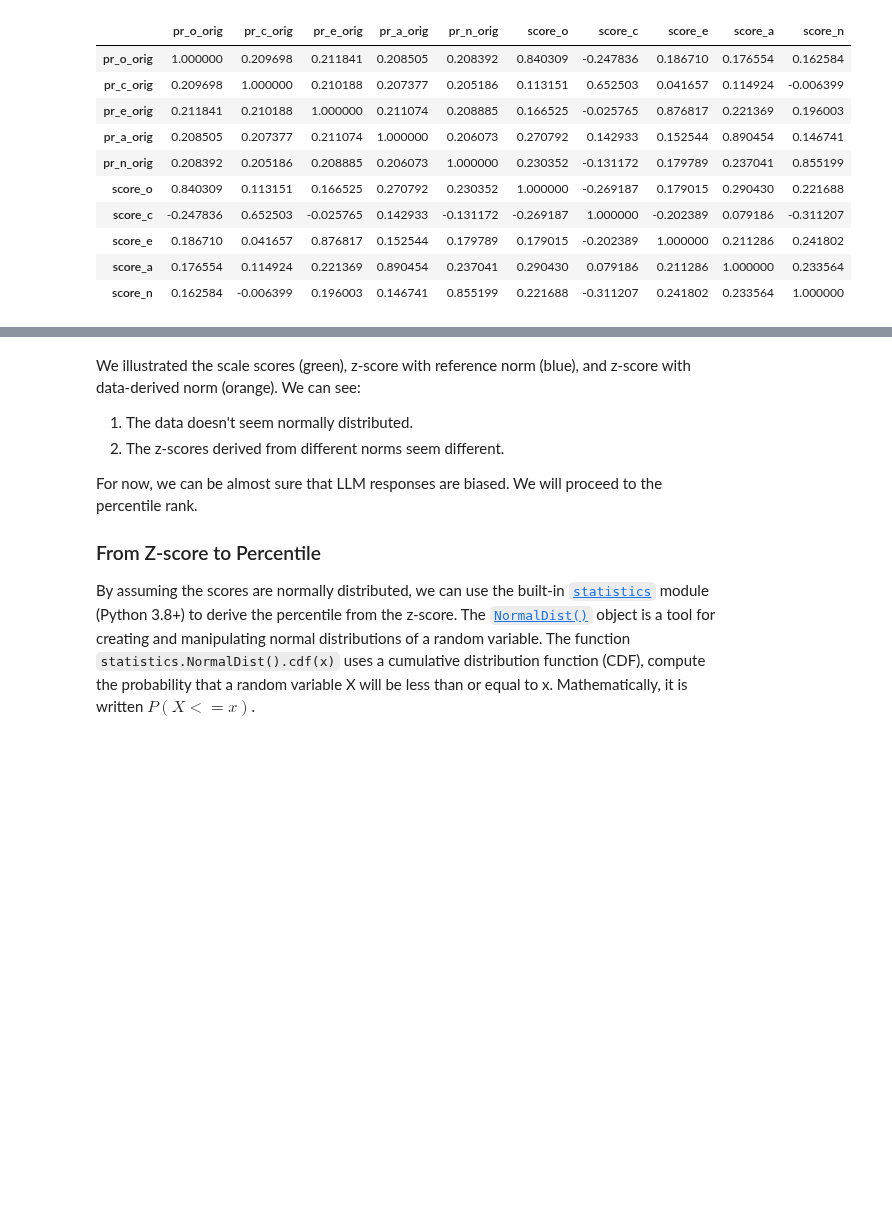
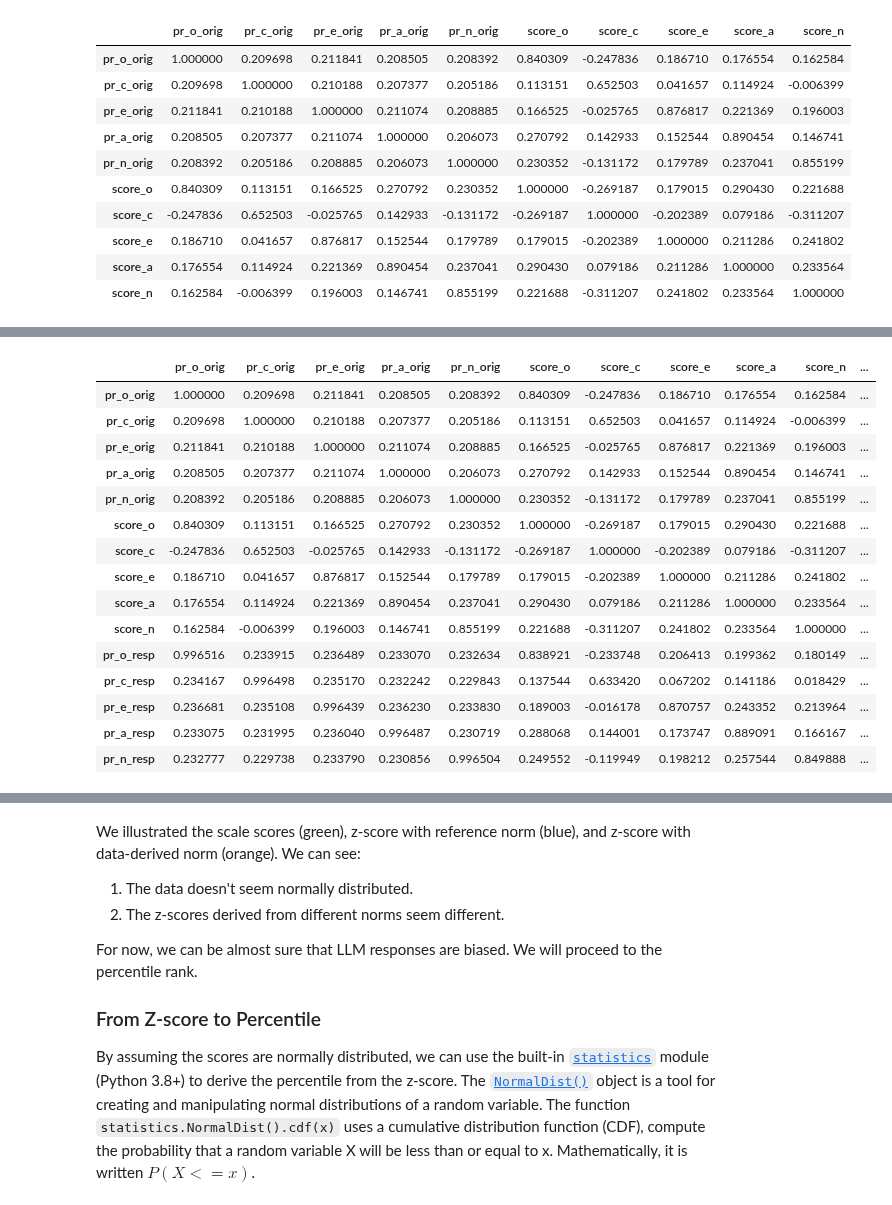
Before and after one commit to tingsyo/ai-subject, a Jupyter notebook: likert_questionnaire/reports/03_Evaluating_the_Big-Five_Loop.ipynb, the cells around one changed output, grey strips where cells are left out. Saved outputs shown, nothing was run; the diff lists cells and outputs as text; code cells hidden in the pictures; blank space fills up the shorter version.

```diff
--- a/likert_questionnaire/reports/03_Evaluating_the_Big-Five_Loop.ipynb
+++ b/likert_questionnaire/reports/03_Evaluating_the_Big-Five_Loop.ipynb
@@ -409,0 +523,19 @@ We can also derive the mean and standard deviation from the 1,516 responses.
+# %%
+df_results.corr()
+# %% [output]
+|  | pr_o_orig | pr_c_orig | pr_e_orig | pr_a_orig | pr_n_orig | score_o | score_c | score_e | score_a | score_n | ... |
+| pr_o_orig | 1.000000 | 0.209698 | 0.211841 | 0.208505 | 0.208392 | 0.840309 | -0.247836 | 0.186710 | 0.176554 | 0.162584 | ... |
+| pr_c_orig | 0.209698 | 1.000000 | 0.210188 | 0.207377 | 0.205186 | 0.113151 | 0.652503 | 0.041657 | 0.114924 | -0.006399 | ... |
+| pr_e_orig | 0.211841 | 0.210188 | 1.000000 | 0.211074 | 0.208885 | 0.166525 | -0.025765 | 0.876817 | 0.221369 | 0.196003 | ... |
+| pr_a_orig | 0.208505 | 0.207377 | 0.211074 | 1.000000 | 0.206073 | 0.270792 | 0.142933 | 0.152544 | 0.890454 | 0.146741 | ... |
+| pr_n_orig | 0.208392 | 0.205186 | 0.208885 | 0.206073 | 1.000000 | 0.230352 | -0.131172 | 0.179789 | 0.237041 | 0.855199 | ... |
+| score_o | 0.840309 | 0.113151 | 0.166525 | 0.270792 | 0.230352 | 1.000000 | -0.269187 | 0.179015 | 0.290430 | 0.221688 | ... |
+| score_c | -0.247836 | 0.652503 | -0.025765 | 0.142933 | -0.131172 | -0.269187 | 1.000000 | -0.202389 | 0.079186 | -0.311207 | ... |
+| score_e | 0.186710 | 0.041657 | 0.876817 | 0.152544 | 0.179789 | 0.179015 | -0.202389 | 1.000000 | 0.211286 | 0.241802 | ... |
+| score_a | 0.176554 | 0.114924 | 0.221369 | 0.890454 | 0.237041 | 0.290430 | 0.079186 | 0.211286 | 1.000000 | 0.233564 | ... |
+| score_n | 0.162584 | -0.006399 | 0.196003 | 0.146741 | 0.855199 | 0.221688 | -0.311207 | 0.241802 | 0.233564 | 1.000000 | ... |
+| pr_o_resp | 0.996516 | 0.233915 | 0.236489 | 0.233070 | 0.232634 | 0.838921 | -0.233748 | 0.206413 | 0.199362 | 0.180149 | ... |
+| pr_c_resp | 0.234167 | 0.996498 | 0.235170 | 0.232242 | 0.229843 | 0.137544 | 0.633420 | 0.067202 | 0.141186 | 0.018429 | ... |
+| pr_e_resp | 0.236681 | 0.235108 | 0.996439 | 0.236230 | 0.233830 | 0.189003 | -0.016178 | 0.870757 | 0.243352 | 0.213964 | ... |
+| pr_a_resp | 0.233075 | 0.231995 | 0.236040 | 0.996487 | 0.230719 | 0.288068 | 0.144001 | 0.173747 | 0.889091 | 0.166167 | ... |
+| pr_n_resp | 0.232777 | 0.229738 | 0.233790 | 0.230856 | 0.996504 | 0.249552 | -0.119949 | 0.198212 | 0.257544 | 0.849888 | ... |
```
Also changed, not shown: parts of 4 cells of this notebook.
